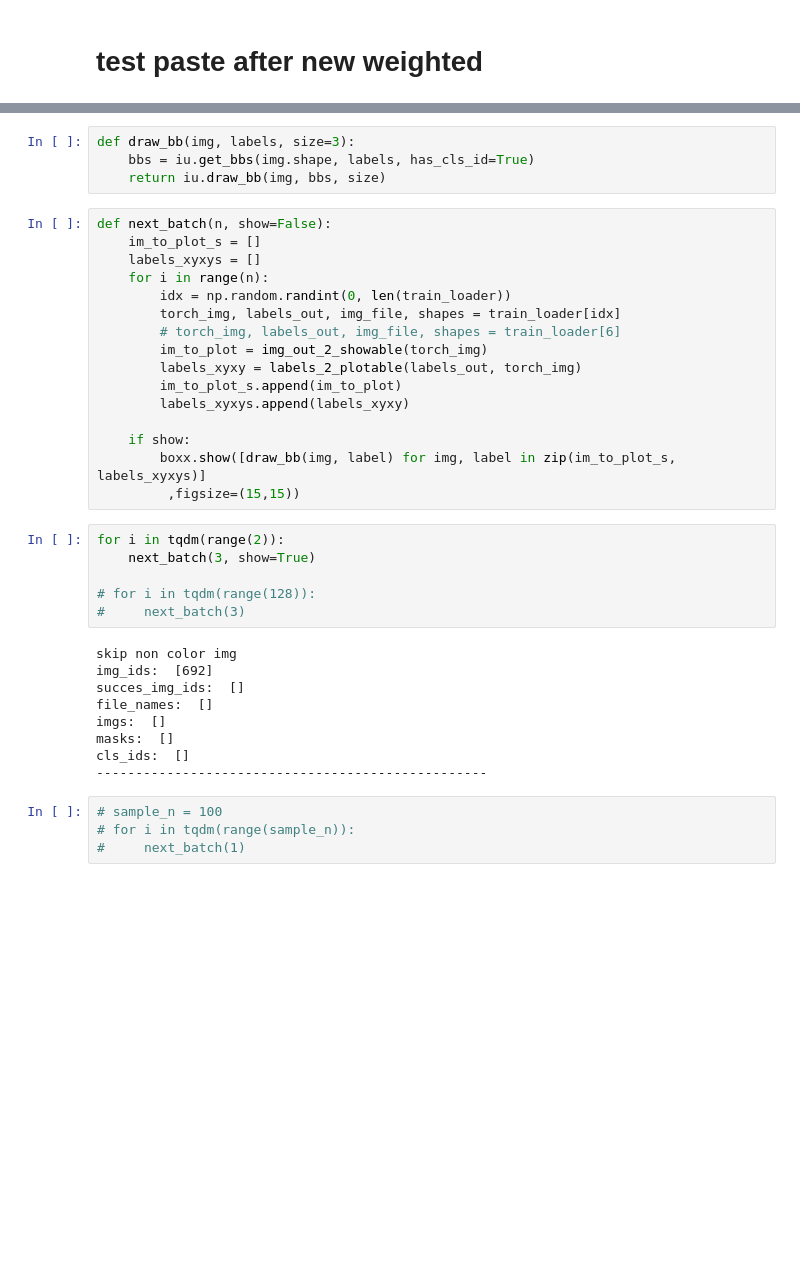
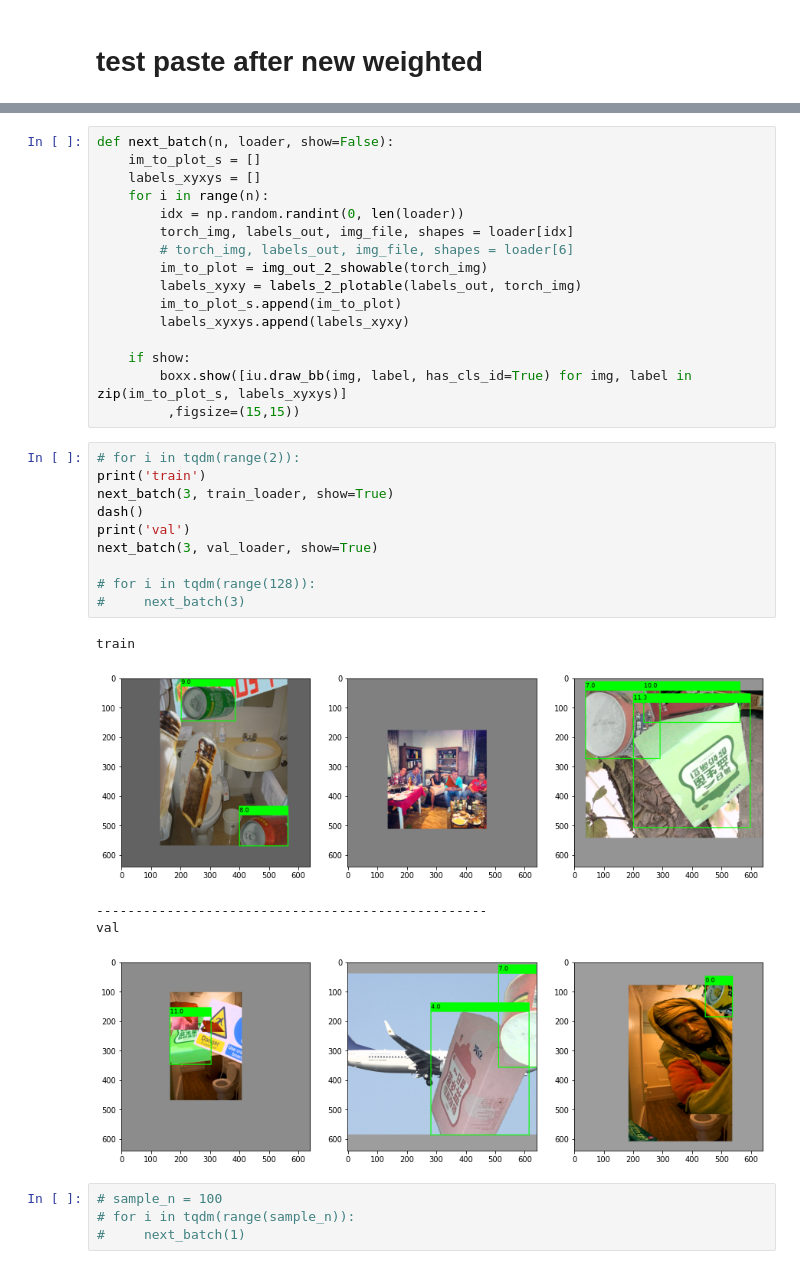
Before and after one commit to cysilkron/temp_yolo, a Jupyter notebook: paste_product/test_paste-merged_ds.ipynb, the cells around one changed output, grey strips where cells are left out. Saved outputs shown, nothing was run; the diff lists cells and outputs as text; blank space fills up the shorter version.

```diff
--- a/paste_product/test_paste-merged_ds.ipynb
+++ b/paste_product/test_paste-merged_ds.ipynb
@@ -235,38 +235,35 @@ AttributeError: 'tuple' object has no attribute 'shape'
-# %%
-def draw_bb(img, labels, size=3):
-    bbs = iu.get_bbs(img.shape, labels, has_cls_id=True)
-    return iu.draw_bb(img, bbs, size)
 # %%
-def next_batch(n, show=False):
+def next_batch(n, loader, show=False):
     im_to_plot_s = []
     labels_xyxys = []
     for i in range(n):
-        idx = np.random.randint(0, len(train_loader))
-        torch_img, labels_out, img_file, shapes = train_loader[idx]
-        # torch_img, labels_out, img_file, shapes = train_loader[6]
+        idx = np.random.randint(0, len(loader))
+        torch_img, labels_out, img_file, shapes = loader[idx]
+        # torch_img, labels_out, img_file, shapes = loader[6]
         im_to_plot = img_out_2_showable(torch_img)
         labels_xyxy = labels_2_plotable(labels_out, torch_img)
         im_to_plot_s.append(im_to_plot)
         labels_xyxys.append(labels_xyxy)
 
     if show:
-        boxx.show([draw_bb(img, label) for img, label in zip(im_to_plot_s, labels_xyxys)]
+        boxx.show([iu.draw_bb(img, label, has_cls_id=True) for img, label in zip(im_to_plot_s, labels_xyxys)]
          ,figsize=(15,15))
 # %%
-for i in tqdm(range(2)):
-    next_batch(3, show=True)
+# for i in tqdm(range(2)):
+print('train')
+next_batch(3, train_loader, show=True)
+dash()
+print('val')
+next_batch(3, val_loader, show=True)
 
 # for i in tqdm(range(128)):
 #     next_batch(3)
 # %% [output]
-skip non color img
-img_ids:  [692]
-succes_img_ids:  []
-file_names:  []
-imgs:  []
-masks:  []
-cls_ids:  []
---------------------------------------------------
+train
+[figure, added]
+--------------------------------------------------
+val
+[figure, added]
 # %%
 # sample_n = 100
 # for i in tqdm(range(sample_n)):
```
Also changed, not shown: parts of 8 cells of this notebook, 2 other files.
